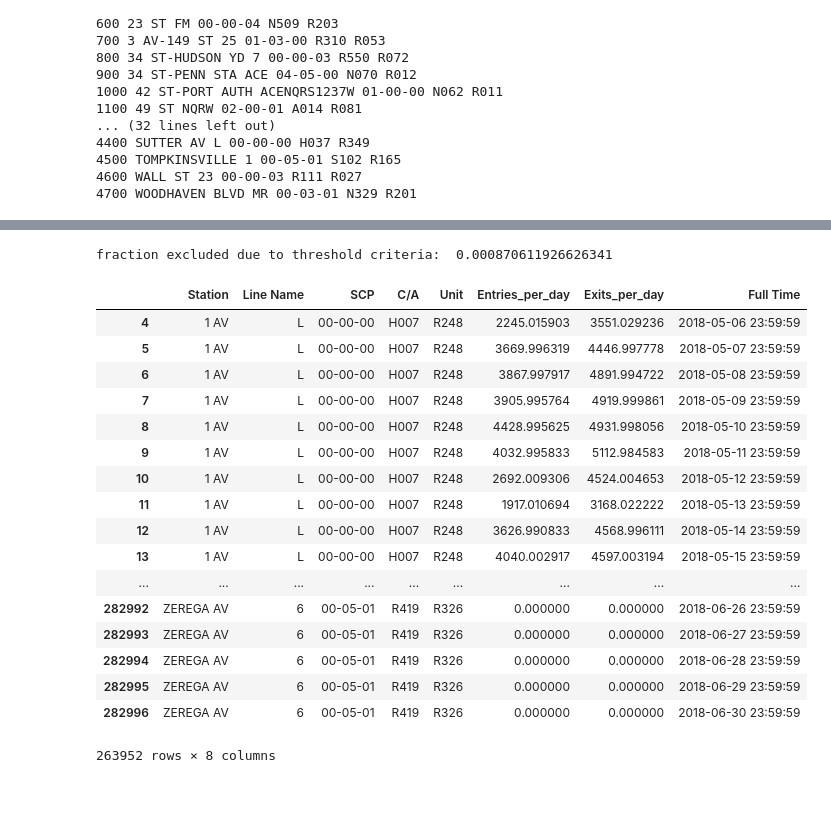
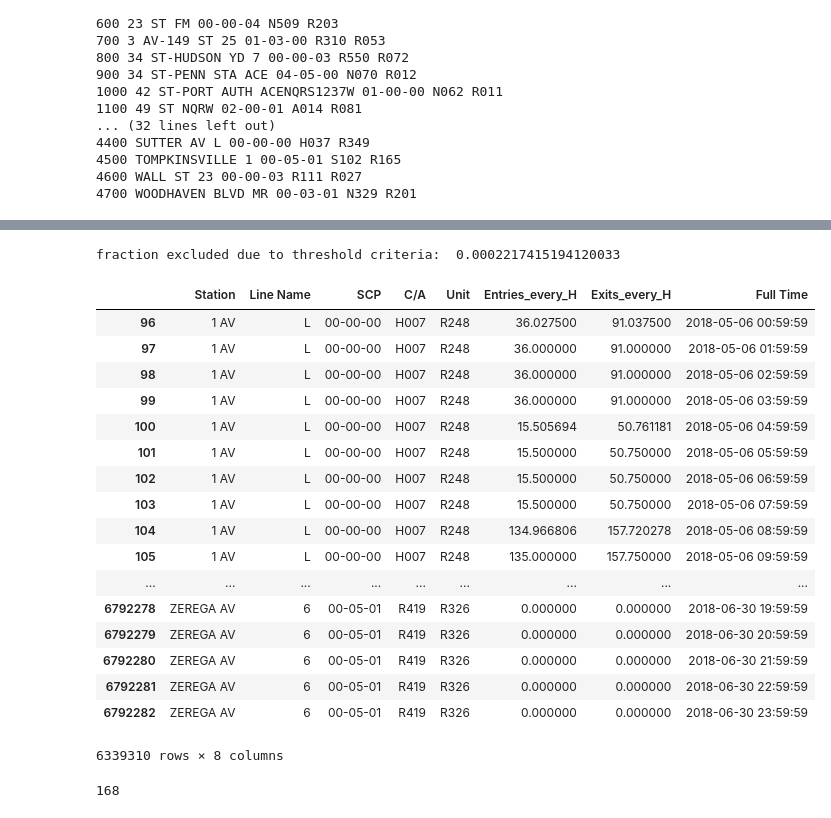
Before and after one commit to marcmuon/mta_turnstile_eda, a Jupyter notebook: MTA_data_pipeline.ipynb, the cells around one changed output, grey strips where cells are left out. Drawn from its saved outputs; the diff is of its cells as text; code cells hidden in the pictures.

```diff
--- a/MTA_data_pipeline.ipynb
+++ b/MTA_data_pipeline.ipynb
@@ -5,7 +5,7 @@ import pickle
 # %%
 # Load original data set
 data_path = '/Volumes/Transcend/metis_data/Turnstile_Usage_Data__2018.csv'
-freq = 'D' # 'D' = '1 day' , 'H' = '1 hour'
+freq = 'H' # 'D' = '1 day' , 'H' = '1 hour'
 df_orig = pd.read_csv(data_path)
 df_orig
 # %% [output]
@@ -176,37 +171,41 @@ df_all
 # %%
 # Postprocessing
 df_all_new = df_all.dropna() # removes nan's due to interpolation at end cases
 df_all_new = df_all_new.reset_index(drop=True)
 df_all_new = df_all_new[df_all_new['Full Time'] >= '2018-05-06'] # 2018-05-06 is 8 weeks prior to 2018-07-01
 df_all_new = df_all_new.drop(columns=['Entries','Exits'])
 threshold = 15000
 print('fraction excluded due to threshold criteria: ', len(df_all_new[df_all_new['Entries_diff']>=threshold])/len(df_all_new))
 df_all_new = df_all_new.drop(df_all_new[df_all_new['Entries_diff']>=threshold].index)
-# df_all_new = df_all_new.rename(index=str, columns={"Entries_diff": "Entries_every_"+freq,"Exits_diff": "Exits_every_"+freq})
-df_all_new = df_all_new.rename(index=str, columns={"Entries_diff": "Entries_per_day","Exits_diff": "Exits_per_day"})
+df_all_new = df_all_new.rename(index=str, columns={"Entries_diff": "Entries_every_"+freq,"Exits_diff": "Exits_every_"+freq})
+#df_all_new = df_all_new.rename(index=str, columns={"Entries_diff": "Entries_per_day","Exits_diff": "Exits_per_day"})
 df_all_new
 # %% [output]
-fraction excluded due to threshold criteria:  0.000870611926626341
+fraction excluded due to threshold criteria:  0.0002217415194120033
-|  | Station | Line Name | SCP | C/A | Unit | Entries_per_day | Exits_per_day | Full Time |
-| 4 | 1 AV | L | 00-00-00 | H007 | R248 | 2245.015903 | 3551.029236 | 2018-05-06 23:59:59 |
-| 5 | 1 AV | L | 00-00-00 | H007 | R248 | 3669.996319 | 4446.997778 | 2018-05-07 23:59:59 |
-| 6 | 1 AV | L | 00-00-00 | H007 | R248 | 3867.997917 | 4891.994722 | 2018-05-08 23:59:59 |
-| 7 | 1 AV | L | 00-00-00 | H007 | R248 | 3905.995764 | 4919.999861 | 2018-05-09 23:59:59 |
-| 8 | 1 AV | L | 00-00-00 | H007 | R248 | 4428.995625 | 4931.998056 | 2018-05-10 23:59:59 |
-| 9 | 1 AV | L | 00-00-00 | H007 | R248 | 4032.995833 | 5112.984583 | 2018-05-11 23:59:59 |
-| 10 | 1 AV | L | 00-00-00 | H007 | R248 | 2692.009306 | 4524.004653 | 2018-05-12 23:59:59 |
-| 11 | 1 AV | L | 00-00-00 | H007 | R248 | 1917.010694 | 3168.022222 | 2018-05-13 23:59:59 |
-| 12 | 1 AV | L | 00-00-00 | H007 | R248 | 3626.990833 | 4568.996111 | 2018-05-14 23:59:59 |
-| 13 | 1 AV | L | 00-00-00 | H007 | R248 | 4040.002917 | 4597.003194 | 2018-05-15 23:59:59 |
+|  | Station | Line Name | SCP | C/A | Unit | Entries_every_H | Exits_every_H | Full Time |
+| 96 | 1 AV | L | 00-00-00 | H007 | R248 | 36.027500 | 91.037500 | 2018-05-06 00:59:59 |
+| 97 | 1 AV | L | 00-00-00 | H007 | R248 | 36.000000 | 91.000000 | 2018-05-06 01:59:59 |
+| 98 | 1 AV | L | 00-00-00 | H007 | R248 | 36.000000 | 91.000000 | 2018-05-06 02:59:59 |
+| 99 | 1 AV | L | 00-00-00 | H007 | R248 | 36.000000 | 91.000000 | 2018-05-06 03:59:59 |
+| 100 | 1 AV | L | 00-00-00 | H007 | R248 | 15.505694 | 50.761181 | 2018-05-06 04:59:59 |
+| 101 | 1 AV | L | 00-00-00 | H007 | R248 | 15.500000 | 50.750000 | 2018-05-06 05:59:59 |
+| 102 | 1 AV | L | 00-00-00 | H007 | R248 | 15.500000 | 50.750000 | 2018-05-06 06:59:59 |
+| 103 | 1 AV | L | 00-00-00 | H007 | R248 | 15.500000 | 50.750000 | 2018-05-06 07:59:59 |
+| 104 | 1 AV | L | 00-00-00 | H007 | R248 | 134.966806 | 157.720278 | 2018-05-06 08:59:59 |
+| 105 | 1 AV | L | 00-00-00 | H007 | R248 | 135.000000 | 157.750000 | 2018-05-06 09:59:59 |
 | ... | ... | ... | ... | ... | ... | ... | ... | ... |
-| 282992 | ZEREGA AV | 6 | 00-05-01 | R419 | R326 | 0.000000 | 0.000000 | 2018-06-26 23:59:59 |
-| 282993 | ZEREGA AV | 6 | 00-05-01 | R419 | R326 | 0.000000 | 0.000000 | 2018-06-27 23:59:59 |
-| 282994 | ZEREGA AV | 6 | 00-05-01 | R419 | R326 | 0.000000 | 0.000000 | 2018-06-28 23:59:59 |
-| 282995 | ZEREGA AV | 6 | 00-05-01 | R419 | R326 | 0.000000 | 0.000000 | 2018-06-29 23:59:59 |
-| 282996 | ZEREGA AV | 6 | 00-05-01 | R419 | R326 | 0.000000 | 0.000000 | 2018-06-30 23:59:59 |
+| 6792278 | ZEREGA AV | 6 | 00-05-01 | R419 | R326 | 0.000000 | 0.000000 | 2018-06-30 19:59:59 |
+| 6792279 | ZEREGA AV | 6 | 00-05-01 | R419 | R326 | 0.000000 | 0.000000 | 2018-06-30 20:59:59 |
+| 6792280 | ZEREGA AV | 6 | 00-05-01 | R419 | R326 | 0.000000 | 0.000000 | 2018-06-30 21:59:59 |
+| 6792281 | ZEREGA AV | 6 | 00-05-01 | R419 | R326 | 0.000000 | 0.000000 | 2018-06-30 22:59:59 |
+| 6792282 | ZEREGA AV | 6 | 00-05-01 | R419 | R326 | 0.000000 | 0.000000 | 2018-06-30 23:59:59 |
-263952 rows × 8 columns
+6339310 rows × 8 columns
 # %%
 # Save csv and pickle file
 df_all_new.to_csv('Data_every_'+freq+'.csv')
 # with open('Entries_per_day.p', 'wb') as to_write:
 #     pickle.dump(df_day_new, to_write)
+# %%
+7*24
+# %% [output]
+168
```
Also changed, not shown: parts of 2 cells of this notebook, 1 other file.
